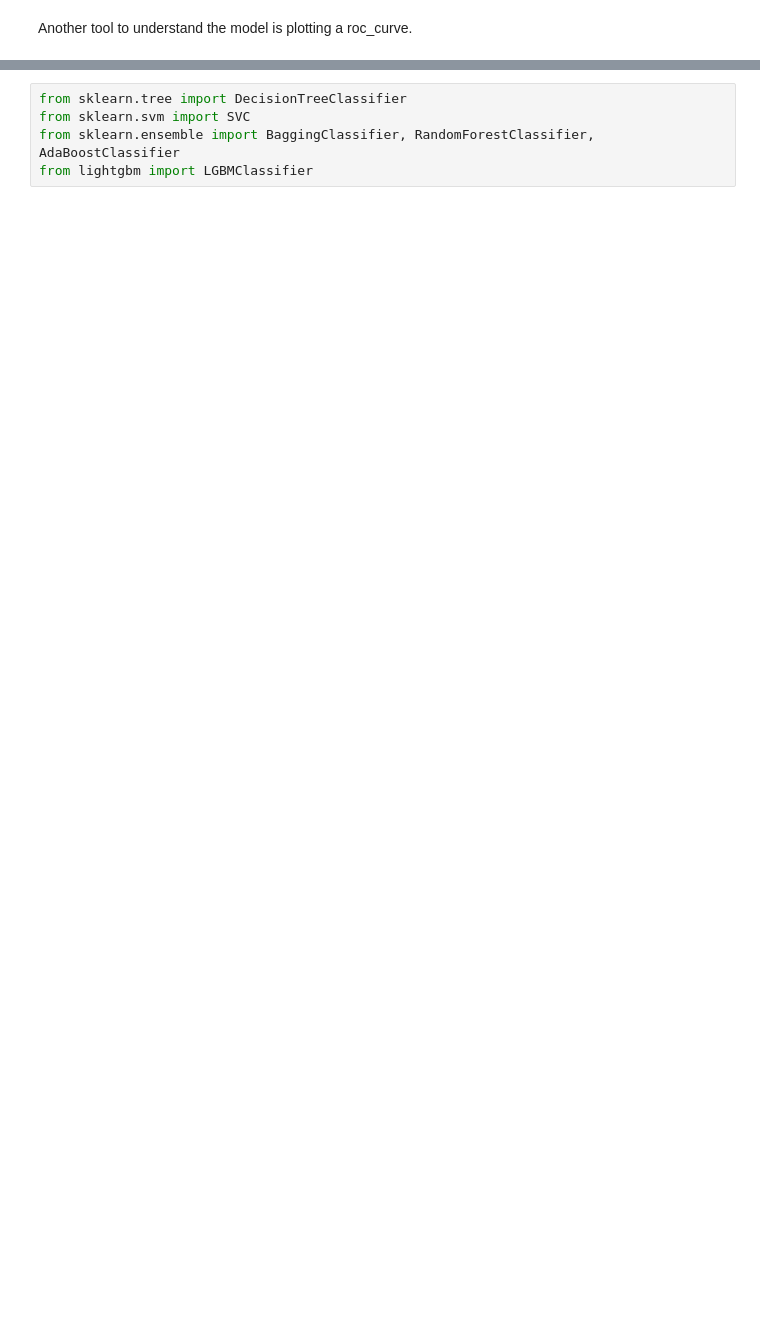
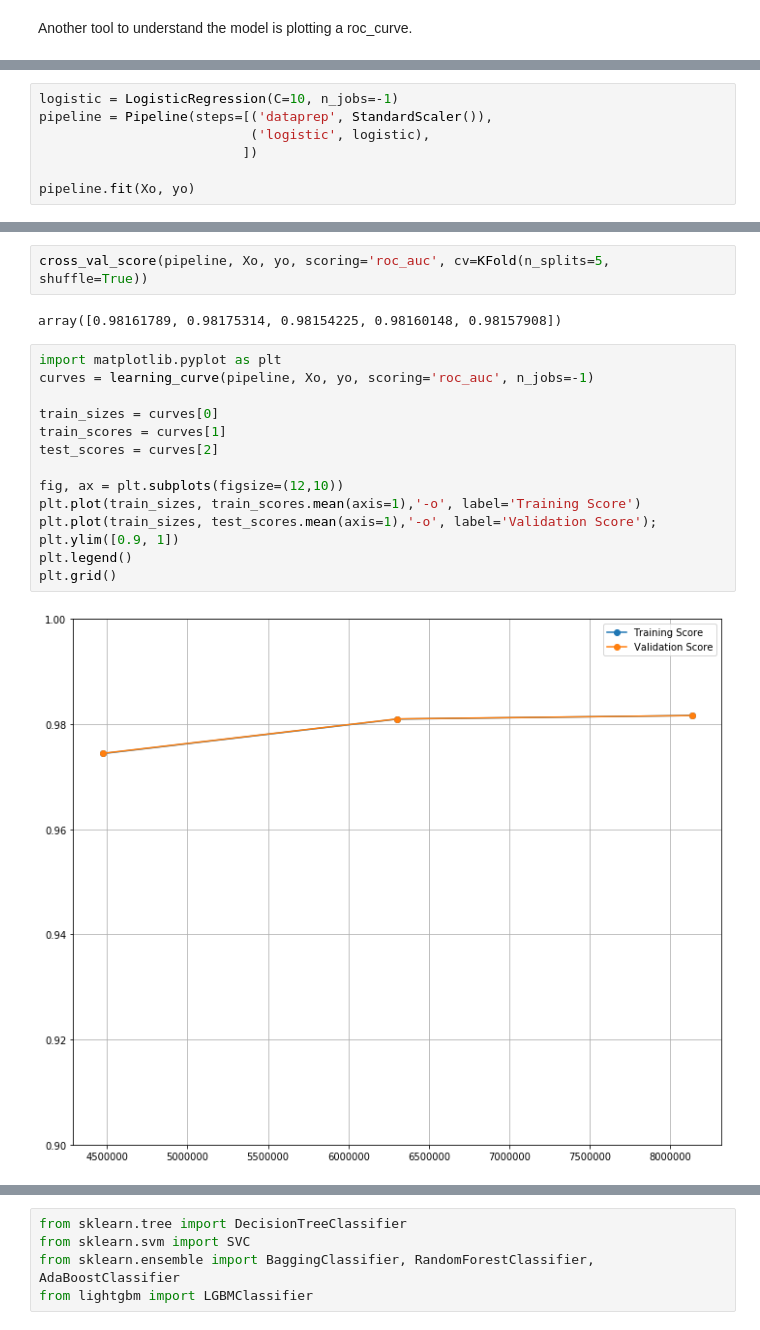
Before and after one commit to ahcamachod/Projects, a Jupyter notebook: Fraud_Detection/Fraud_Detection.ipynb, the cells around one changed output, grey strips where cells are left out. Drawn from its saved outputs; the diff is of its cells as text; blank space fills up the shorter version.

```diff
--- a/Fraud_Detection/Fraud_Detection.ipynb
+++ b/Fraud_Detection/Fraud_Detection.ipynb
@@ -234,0 +256,7 @@ interactive(children=(FloatSlider(value=0.02, description='thresh', max=1.05, mi
+# %%
+logistic = LogisticRegression(C=10, n_jobs=-1)
+pipeline = Pipeline(steps=[('dataprep', StandardScaler()),
+                           ('logistic', logistic),
+                          ])
+
+pipeline.fit(Xo, yo)
@@ -234,0 +275,20 @@ interactive(children=(FloatSlider(value=0.02, description='thresh', max=1.05, mi
+# %%
+cross_val_score(pipeline, Xo, yo, scoring='roc_auc', cv=KFold(n_splits=5, shuffle=True))
+# %% [output]
+array([0.98161789, 0.98175314, 0.98154225, 0.98160148, 0.98157908])
+# %%
+import matplotlib.pyplot as plt
+curves = learning_curve(pipeline, Xo, yo, scoring='roc_auc', n_jobs=-1)
+
+train_sizes = curves[0]
+train_scores = curves[1]
+test_scores = curves[2]
+
+fig, ax = plt.subplots(figsize=(12,10))
+plt.plot(train_sizes, train_scores.mean(axis=1),'-o', label='Training Score')
+plt.plot(train_sizes, test_scores.mean(axis=1),'-o', label='Validation Score');
+plt.ylim([0.9, 1])
+plt.legend()
+plt.grid()
+# %% [output]
+[figure, added]
```
Also changed, not shown: parts of 89 cells of this notebook.
